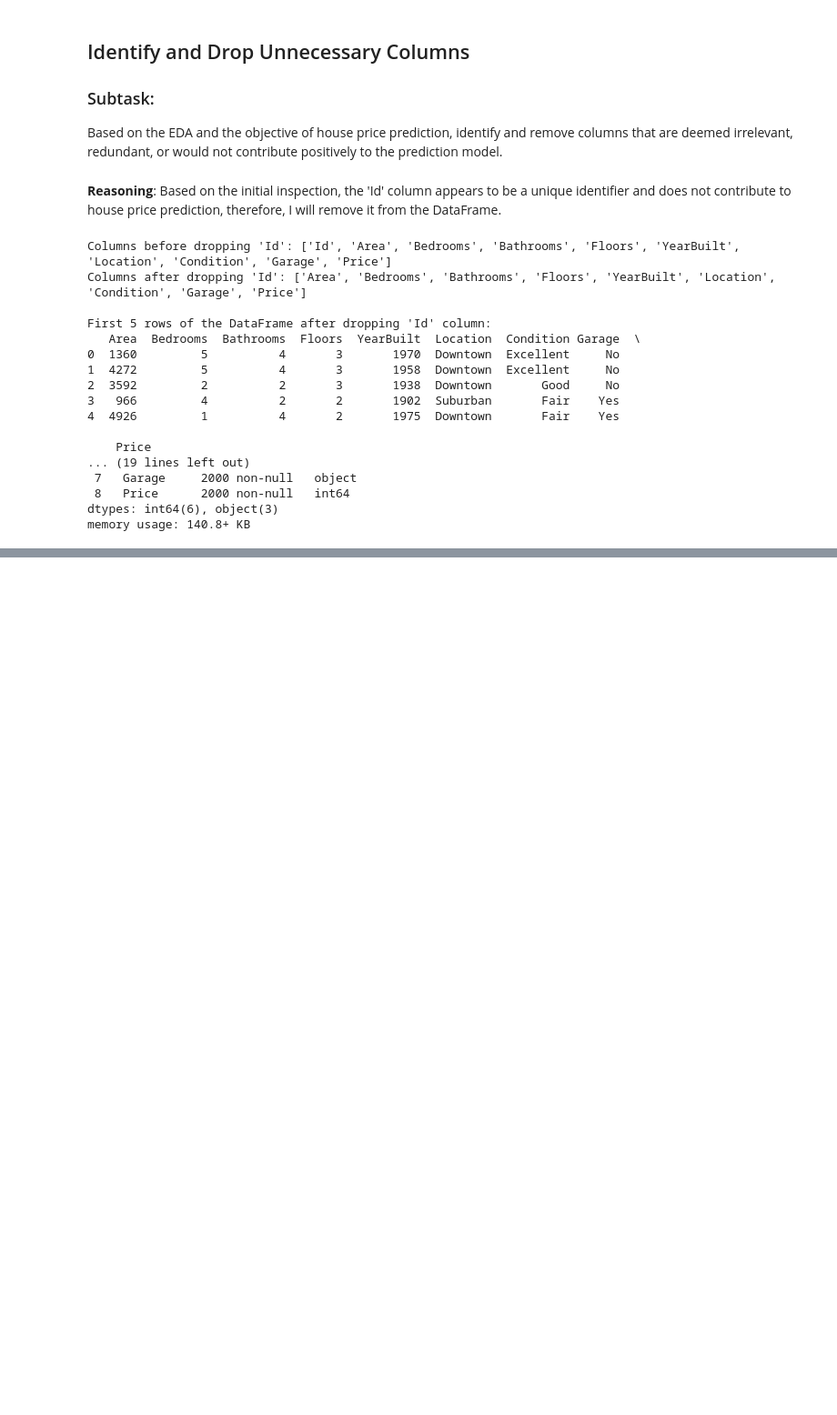
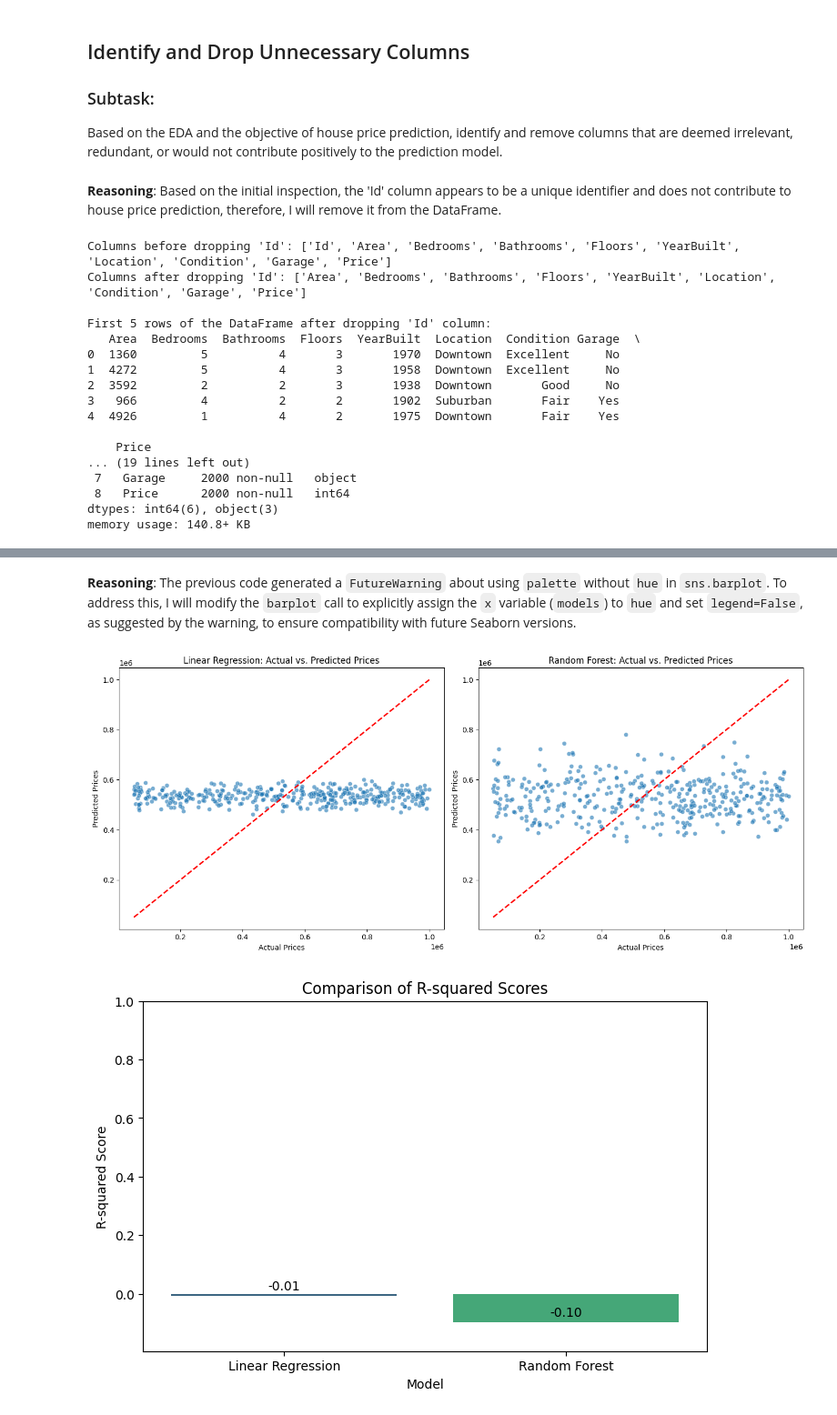
Before and after one commit to chaudhary-hadi27/Hands-On-ML-with-SK-Learn-Keras-and-TF, a Jupyter notebook: part1/chapter_02/lets_dirty_your_hand.ipynb, the cells around one changed output, grey strips where cells are left out. Shown at 91% size. Drawn from its saved outputs; the diff is of its cells as text; code cells hidden in the pictures; blank space fills up the shorter version.

```diff
--- a/part1/chapter_02/lets_dirty_your_hand.ipynb
+++ b/part1/chapter_02/lets_dirty_your_hand.ipynb
@@ -360,0 +534,46 @@ memory usage: 140.8+ KB
+# %% [markdown]
+**Reasoning**:
+The previous code generated a `FutureWarning` about using `palette` without `hue` in `sns.barplot`. To address this, I will modify the `barplot` call to explicitly assign the `x` variable (`models`) to `hue` and set `legend=False`, as suggested by the warning, to ensure compatibility with future Seaborn versions.
+# %%
+import matplotlib.pyplot as plt
+import seaborn as sns
+import numpy as np
+
+# 1. Scatter plots for actual vs. predicted prices
+plt.figure(figsize=(14, 6))
+
+# Linear Regression scatter plot
+plt.subplot(1, 2, 1)
+sns.scatterplot(x=y_test, y=y_pred_lr, alpha=0.6)
+plt.plot([y_test.min(), y_test.max()], [y_test.min(), y_test.max()], 'r--', lw=2) # Perfect prediction line
+plt.title('Linear Regression: Actual vs. Predicted Prices')
+plt.xlabel('Actual Prices')
+plt.ylabel('Predicted Prices')
+
+# Random Forest scatter plot
+plt.subplot(1, 2, 2)
+sns.scatterplot(x=y_test, y=y_pred_rf, alpha=0.6)
+plt.plot([y_test.min(), y_test.max()], [y_test.min(), y_test.max()], 'r--', lw=2) # Perfect prediction line
+plt.title('Random Forest: Actual vs. Predicted Prices')
+plt.xlabel('Actual Prices')
+plt.ylabel('Predicted Prices')
+
+plt.tight_layout()
+plt.show()
+
+# 2. Bar chart for R-squared scores comparison
+models = ['Linear Regression', 'Random Forest']
+r2_scores = [r2_lr, r2_rf]
+
+plt.figure(figsize=(8, 5))
+sns.barplot(x=models, y=r2_scores, hue=models, palette='viridis', legend=False)
+plt.title('Comparison of R-squared Scores')
+plt.xlabel('Model')
+plt.ylabel('R-squared Score')
+plt.ylim(min(0, min(r2_scores) - 0.1), max(1, max(r2_scores) + 0.1)) # Adjust y-axis limits dynamically
+for index, value in enumerate(r2_scores):
+    plt.text(index, value + 0.02, f'{value:.2f}', ha='center')
+plt.show()
+# %% [output]
+[figure, added]
+[figure, added]
```
Also changed, not shown: parts of 17 cells of this notebook.
